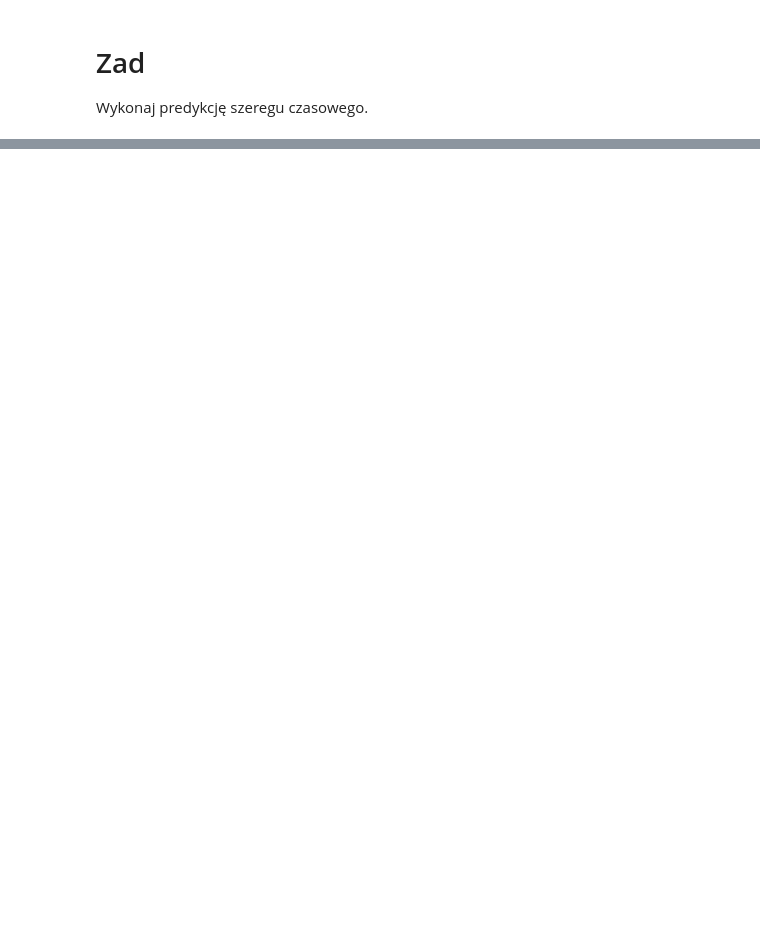
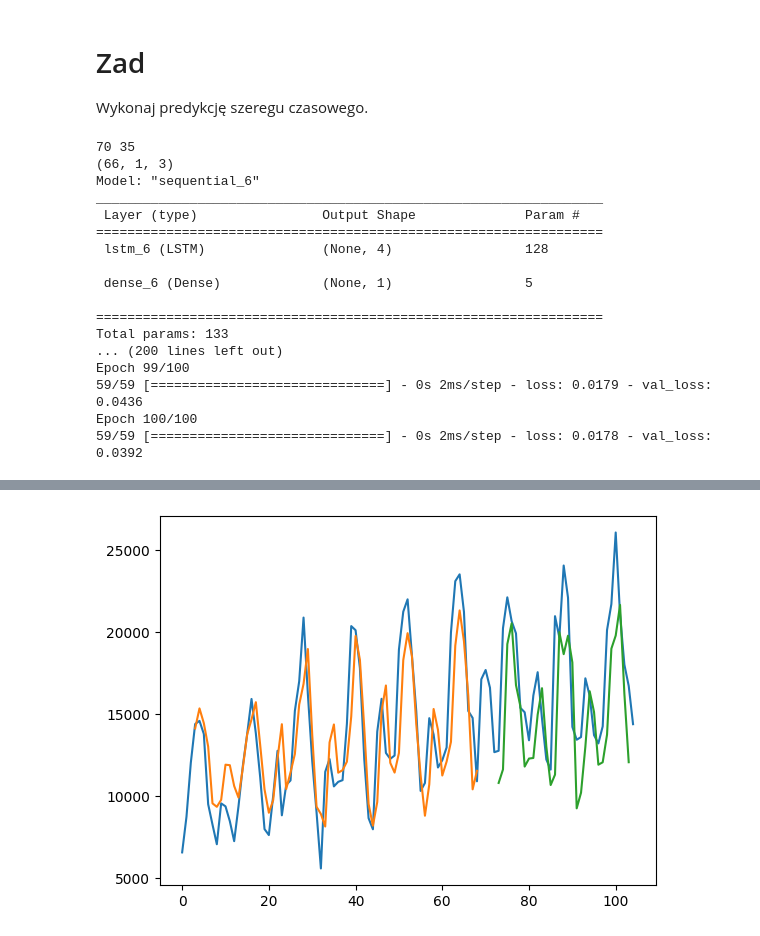
Before and after one commit to Dmpoaod/podstawy_sztucznej_inteligencji, a Jupyter notebook: Z13_H_time_series.ipynb, the cells around one changed output, grey strips where cells are left out. Drawn from its saved outputs; the diff is of its cells as text; code cells hidden in the pictures; blank space fills up the shorter version.

```diff
--- a/Z13_H_time_series.ipynb
+++ b/Z13_H_time_series.ipynb
@@ -63,0 +53,75 @@ print("Predykcje: ", predictions)
+# %%
+dataset = dataframe.values
+dataset = dataset.astype('float32')
+train_size = int(len(dataset) * 0.67)
+test_size = len(dataset) - train_size
+train, test = dataset[0:train_size,:], dataset[train_size:len(dataset),:]
+print(len(train), len(test))
+scaler = MinMaxScaler(feature_range=(0, 1))
+train = scaler.fit_transform(train)
+test = scaler.transform(test)
+def create_dataset(dataset, look_back=1):
+    dataX, dataY = [], []
+    for i in range(len(dataset)-look_back-1):
+        a = dataset[i:(i+look_back), 0]
+        dataX.append(a)
+        dataY.append(dataset[i + look_back, 0])
+    return numpy.array(dataX), numpy.array(dataY)
+look_back = 3
+trainX, trainY = create_dataset(train, look_back)
+testX, testY = create_dataset(test, look_back)
+trainX
+trainX = numpy.reshape(trainX, (trainX.shape[0], 1, trainX.shape[1]))
+testX = numpy.reshape(testX, (testX.shape[0], 1, testX.shape[1]))
+print(trainX.shape)
+trainX
+model = Sequential()
+model.add(LSTM(4, input_shape=(1, look_back)))
+model.add(Dense(1))
+model.compile(loss='mean_squared_error', optimizer='adam')
+print(model.summary())
+model.fit(trainX, trainY, epochs=100, batch_size=1, validation_split=0.1)
+trainPredict = model.predict(trainX)
+testPredict = model.predict(testX)
+# invert predictions
+trainPredict = scaler.inverse_transform(trainPredict)
+trainY = scaler.inverse_transform([trainY])
+testPredict = scaler.inverse_transform(testPredict)
+testY = scaler.inverse_transform([testY])
+# calculate root mean squared error
+trainScore = math.sqrt(mean_squared_error(trainY[0], trainPredict[:,0]))
+print('Train Score: %.2f RMSE' % (trainScore))
+testScore = math.sqrt(mean_squared_error(testY[0], testPredict[:,0]))
+print('Test Score: %.2f RMSE' % (testScore))
+# shift train predictions for plotting
+trainPredictPlot = numpy.empty_like(dataset)
+trainPredictPlot[:, :] = numpy.nan
+trainPredictPlot[look_back:len(trainPredict)+look_back, :] = trainPredict
+# shift test predictions for plotting
+testPredictPlot = numpy.empty_like(dataset)
+testPredictPlot[:, :] = numpy.nan
+testPredictPlot[len(trainPredict)+(look_back*2)+1:len(dataset)-1, :] = testPredict
+# plot baseline and predictions
+# plt.plot(scaler.inverse_transform(dataset))
+plt.plot(dataset)
+plt.plot(trainPredictPlot)
+plt.plot(testPredictPlot)
+plt.show()
+# %% [output]
+70 35
+(66, 1, 3)
+Model: "sequential_6"
+_________________________________________________________________
+ Layer (type)                Output Shape              Param #
+=================================================================
+ lstm_6 (LSTM)               (None, 4)                 128
+
+ dense_6 (Dense)             (None, 1)                 5
+
+=================================================================
+Total params: 133
+... (200 lines left out)
+Epoch 99/100
+59/59 [==============================] - 0s 2ms/step - loss: 0.0179 - val_loss: 0.0436
+Epoch 100/100
+59/59 [==============================] - 0s 2ms/step - loss: 0.0178 - val_loss: 0.0392
@@ -63,0 +133 @@ print("Predykcje: ", predictions)
+[figure, added]
```
Also changed, not shown: parts of 4 cells of this notebook.
